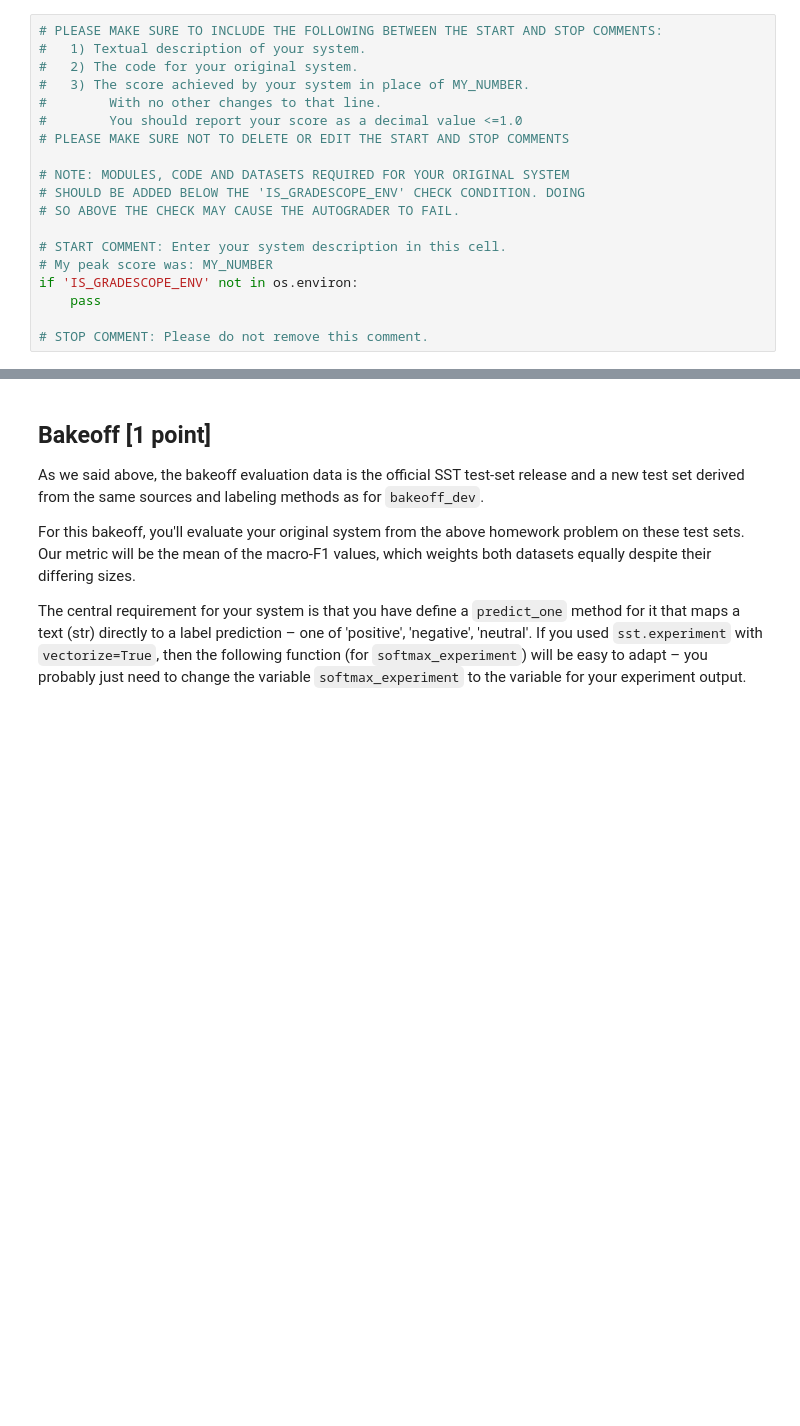
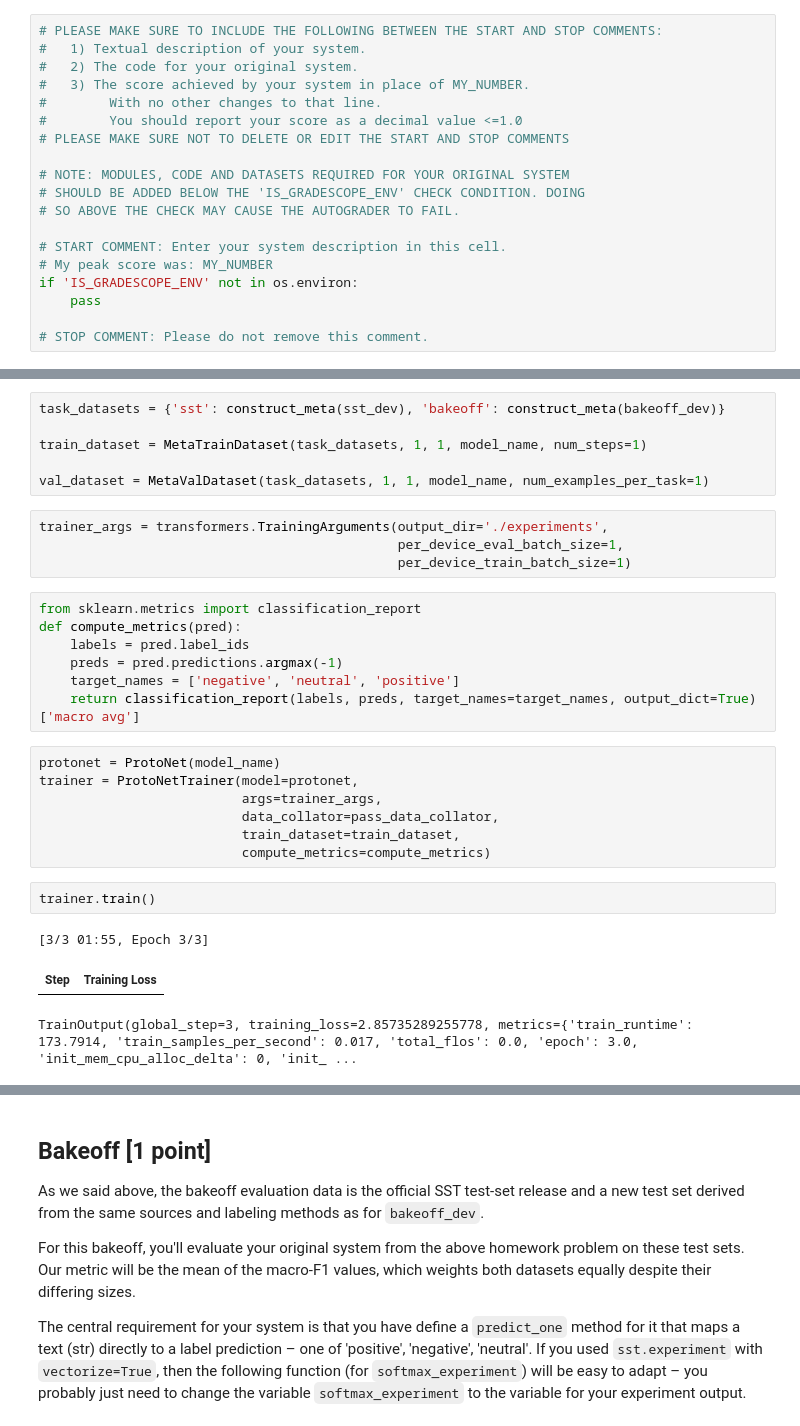
Before and after one commit to feifang24/cs224u-spr2021, a Jupyter notebook: hw_sentiment.ipynb, the cells around one changed output, grey strips where cells are left out. Drawn from its saved outputs; the diff is of its cells as text; blank space fills up the shorter version.

Commit message:
pushing protonet code

```diff
--- a/hw_sentiment.ipynb
+++ b/hw_sentiment.ipynb
@@ -638,0 +946,30 @@ if 'IS_GRADESCOPE_ENV' not in os.environ:
+# %%
+task_datasets = {'sst': construct_meta(sst_dev), 'bakeoff': construct_meta(bakeoff_dev)}
+
+train_dataset = MetaTrainDataset(task_datasets, 1, 1, model_name, num_steps=1)
+
+val_dataset = MetaValDataset(task_datasets, 1, 1, model_name, num_examples_per_task=1)
+# %%
+trainer_args = transformers.TrainingArguments(output_dir='./experiments',
+                                              per_device_eval_batch_size=1,
+                                              per_device_train_batch_size=1)
+# %%
+from sklearn.metrics import classification_report
+def compute_metrics(pred):
+    labels = pred.label_ids
+    preds = pred.predictions.argmax(-1)
+    target_names = ['negative', 'neutral', 'positive']
+    return classification_report(labels, preds, target_names=target_names, output_dict=True)['macro avg']
+# %%
+protonet = ProtoNet(model_name)
+trainer = ProtoNetTrainer(model=protonet,
+                          args=trainer_args,
+                          data_collator=pass_data_collator,
+                          train_dataset=train_dataset,
+                          compute_metrics=compute_metrics)
+# %%
+trainer.train()
+# %% [output]
+[3/3 01:55, Epoch 3/3]
+| Step | Training Loss |
+TrainOutput(global_step=3, training_loss=2.85735289255778, metrics={'train_runtime': 173.7914, 'train_samples_per_second': 0.017, 'total_flos': 0.0, 'epoch': 3.0, 'init_mem_cpu_alloc_delta': 0, 'init_ ...
```
Also changed, not shown: parts of 15 cells of this notebook.
